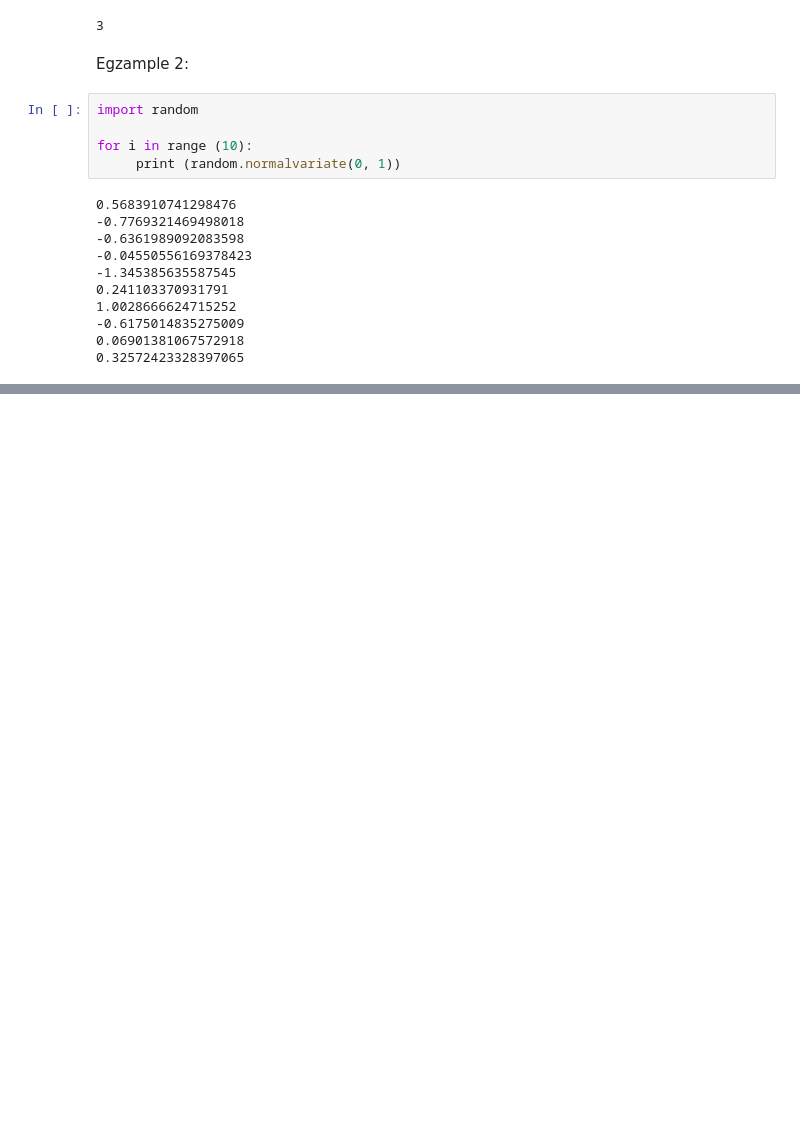
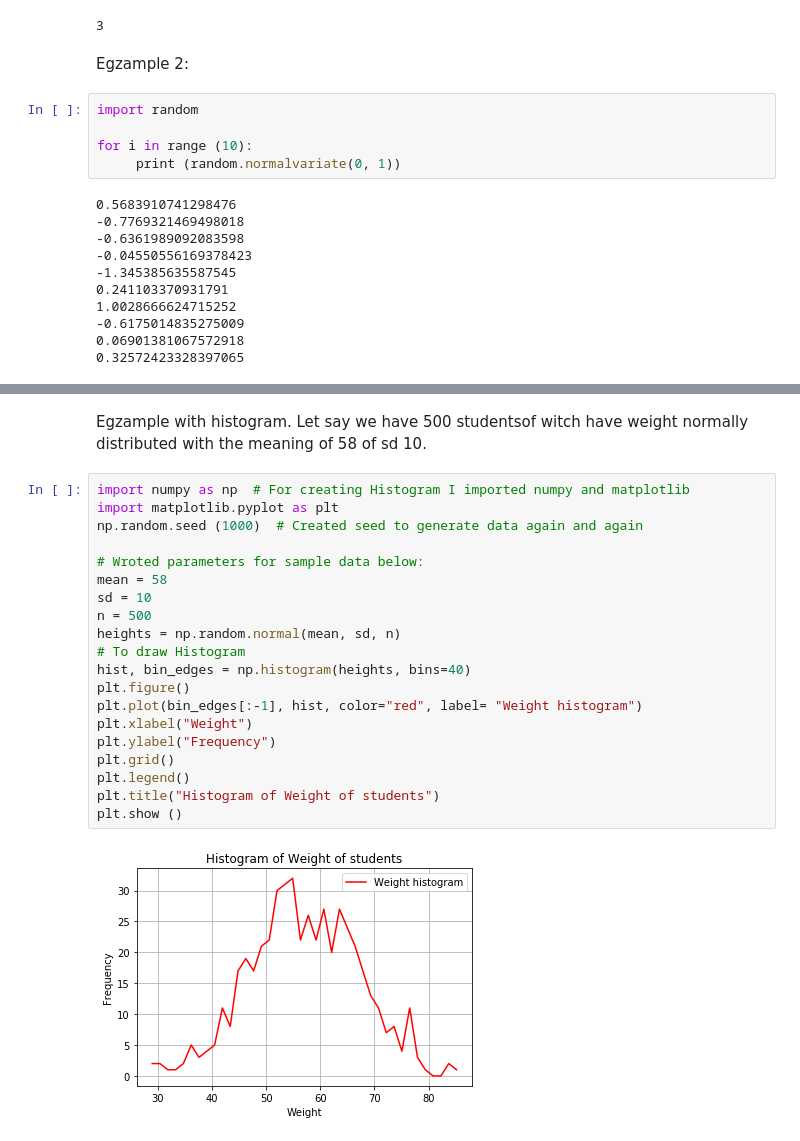
Before and after one commit to rituteval/Programming-for-Data-Analysis-assingment, a Jupyter notebook: Programming for DA-assingment.ipynb, the cells around one changed output, grey strips where cells are left out. Saved outputs shown, nothing was run; the diff lists cells and outputs as text; blank space fills up the shorter version.

```diff
--- a/Programming for DA-assingment.ipynb
+++ b/Programming for DA-assingment.ipynb
@@ -223,0 +251,24 @@ for i in range (10):
+# %% [markdown]
+Egzample with histogram. Let say we have 500 studentsof witch have weight normally distributed with the meaning of 58 of sd 10.
+# %%
+import numpy as np  # For creating Histogram I imported numpy and matplotlib
+import matplotlib.pyplot as plt
+np.random.seed (1000)  # Created seed to generate data again and again
+
+# Wroted parameters for sample data below:
+mean = 58
+sd = 10
+n = 500
+heights = np.random.normal(mean, sd, n)
+# To draw Histogram
+hist, bin_edges = np.histogram(heights, bins=40)
+plt.figure()
+plt.plot(bin_edges[:-1], hist, color="red", label= "Weight histogram")
+plt.xlabel("Weight")
+plt.ylabel("Frequency")
+plt.grid()
+plt.legend()
+plt.title("Histogram of Weight of students")
+plt.show ()
+# %% [output]
+[figure, added]
```
Also changed, not shown: parts of 6 cells of this notebook.
